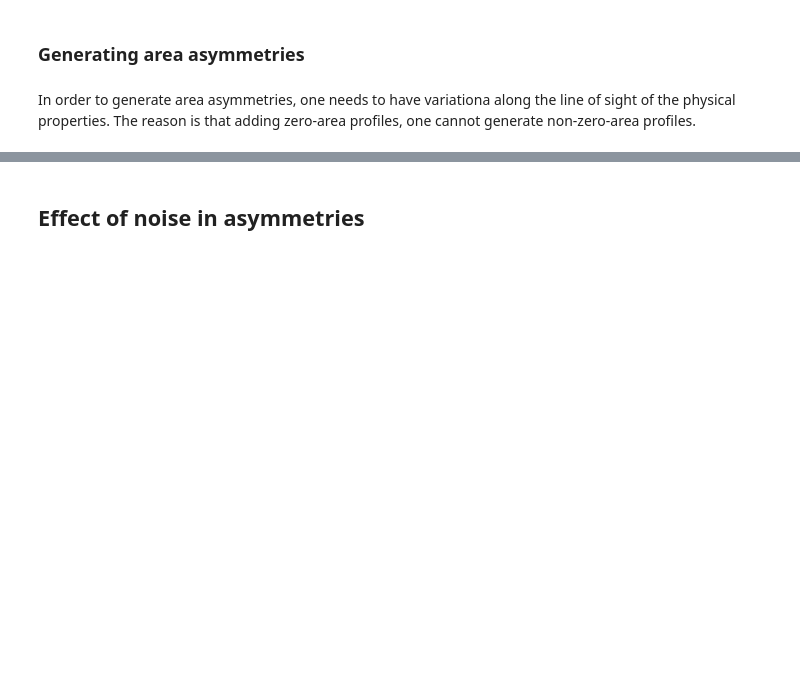
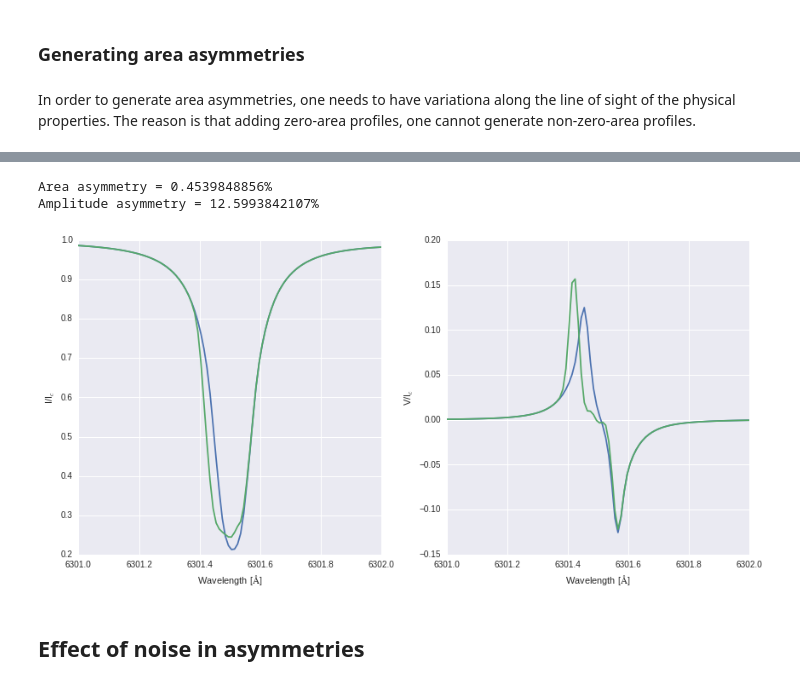
Before and after one commit to aasensio/SolarnetGranada, a Jupyter notebook: notebooks/Asymmetries.ipynb, the cells around one changed output, grey strips where cells are left out. Saved outputs shown, nothing was run; the diff lists cells and outputs as text; code cells hidden in the pictures; blank space fills up the shorter version.

```diff
--- a/notebooks/Asymmetries.ipynb
+++ b/notebooks/Asymmetries.ipynb
@@ -215,3 +237,25 @@ Amplitude asymmetry = 58.5973734517%
+# %%
+f, ax = pl.subplots(ncols=2, nrows=1, figsize=(12,6))
+labels = ['I/I$_c$','Q/I$_c$','U/I$_c$','V/I$_c$']
+loop = 0
+for i in [0,3]:
+    ax[loop].plot(wl, out[i,:] / continuum)
+    ax[loop].plot(wl, outNew[i,:] / continuum)
+    ax[loop].set_xlabel('Wavelength [$\AA$]')
+    ax[loop].set_ylabel(labels[i])
+    ax[loop].ticklabel_format(useOffset=False)
+    loop += 1
+pl.tight_layout()
+deltaA = scipy.integrate.simps(outNew[3,:], x=wl) / scipy.integrate.simps(np.abs(outNew[3,:]), x=wl)
+ab = np.max(outNew[3,:])
+ar = np.abs(np.min(outNew[3,:]))
+deltaa = (ab-ar)/(ab+ar)
+print "Area asymmetry = {0}%".format(deltaA*100)
+print "Amplitude asymmetry = {0}%".format(deltaa*100)
+# %% [output]
+Area asymmetry = 0.4539848856%
+Amplitude asymmetry = 12.5993842107%
+[figure, added]
 # %% [markdown]
 ## Effect of noise in asymmetries
 # %% [markdown]
```
Also changed, not shown: parts of 5 cells of this notebook, 29 other files.
